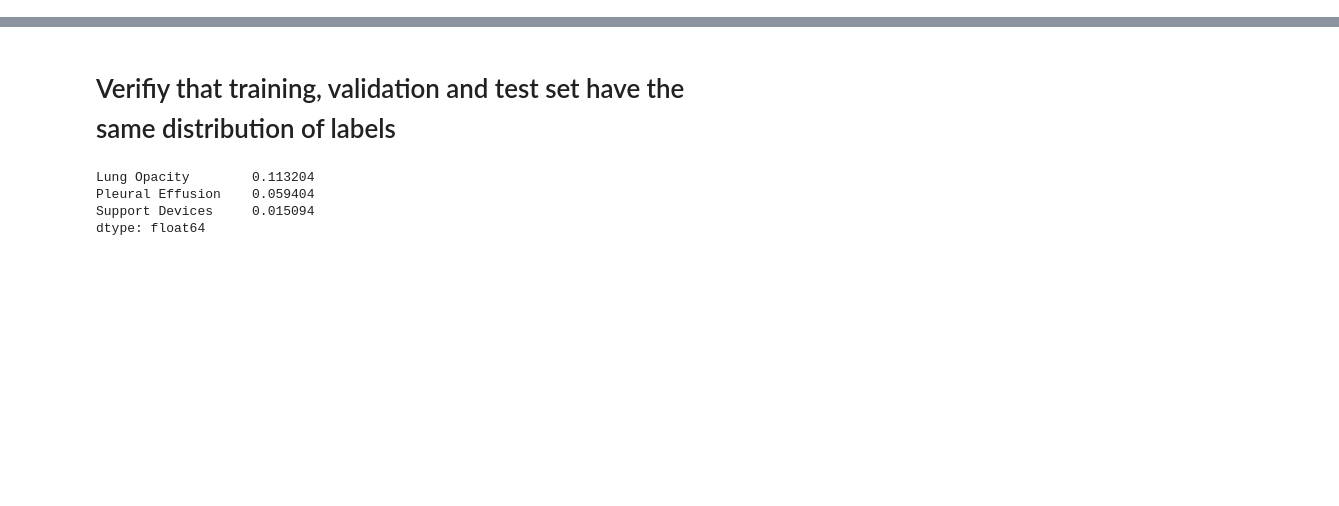
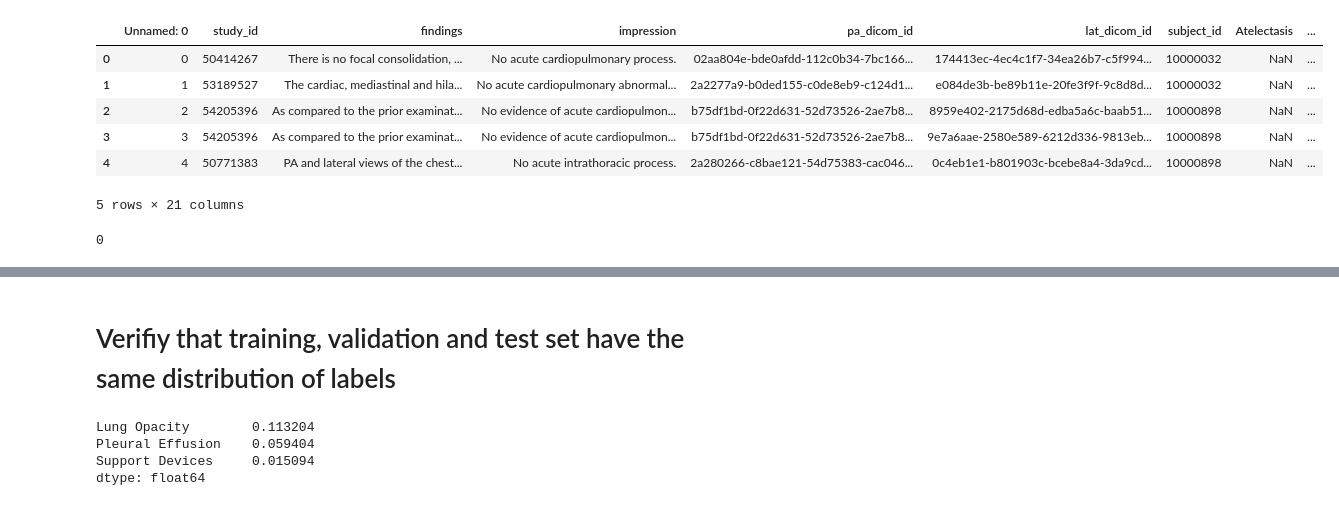
Before and after one commit to Jimmy2027/MoPoE-MIMIC, a Jupyter notebook: mimic/notebooks/data_vis.ipynb, the cells around one changed output, grey strips where cells are left out. Cells and saved outputs as stored; diff of their text form; code cells hidden in the pictures; blank space fills up the shorter version.

```diff
--- a/mimic/notebooks/data_vis.ipynb
+++ b/mimic/notebooks/data_vis.ipynb
@@ -26,0 +28,18 @@ dir_dataset = os.path.join(dir_data, 'files_small_128')
+# %%
+train_df = pd.read_csv('/Users/Hendrik/Documents/master3/leomed_vogtlab/train.csv')
+# %%
+train_df.head()
+# %% [output]
+|  | Unnamed: 0 | study_id | findings | impression | pa_dicom_id | lat_dicom_id | subject_id | Atelectasis | ... |
+| 0 | 0 | 50414267 | There is no focal consolidation, ... | No acute cardiopulmonary process. | 02aa804e-bde0afdd-112c0b34-7bc166... | 174413ec-4ec4c1f7-34ea26b7-c5f994... | 10000032 | NaN | ... |
+| 1 | 1 | 53189527 | The cardiac, mediastinal and hila... | No acute cardiopulmonary abnormal... | 2a2277a9-b0ded155-c0de8eb9-c124d1... | e084de3b-be89b11e-20fe3f9f-9c8d8d... | 10000032 | NaN | ... |
+| 2 | 2 | 54205396 | As compared to the prior examinat... | No evidence of acute cardiopulmon... | b75df1bd-0f22d631-52d73526-2ae7b8... | 8959e402-2175d68d-edba5a6c-baab51... | 10000898 | NaN | ... |
+| 3 | 3 | 54205396 | As compared to the prior examinat... | No evidence of acute cardiopulmon... | b75df1bd-0f22d631-52d73526-2ae7b8... | 9e7a6aae-2580e589-6212d336-9813eb... | 10000898 | NaN | ... |
+| 4 | 4 | 50771383 | PA and lateral views of the chest... | No acute intrathoracic process. | 2a280266-c8bae121-54d75383-cac046... | 0c4eb1e1-b801903c-bcebe8a4-3da9cd... | 10000898 | NaN | ... |
+5 rows × 21 columns
+# %%
+train_df['uid']=train_df['pa_dicom_id']+'_'+train_df['lat_dicom_id']
+
+train_df['uid'].duplicated().sum()
+# %% [output]
+0
```
Also changed, not shown: parts of 25 cells of this notebook, 8 other files.
